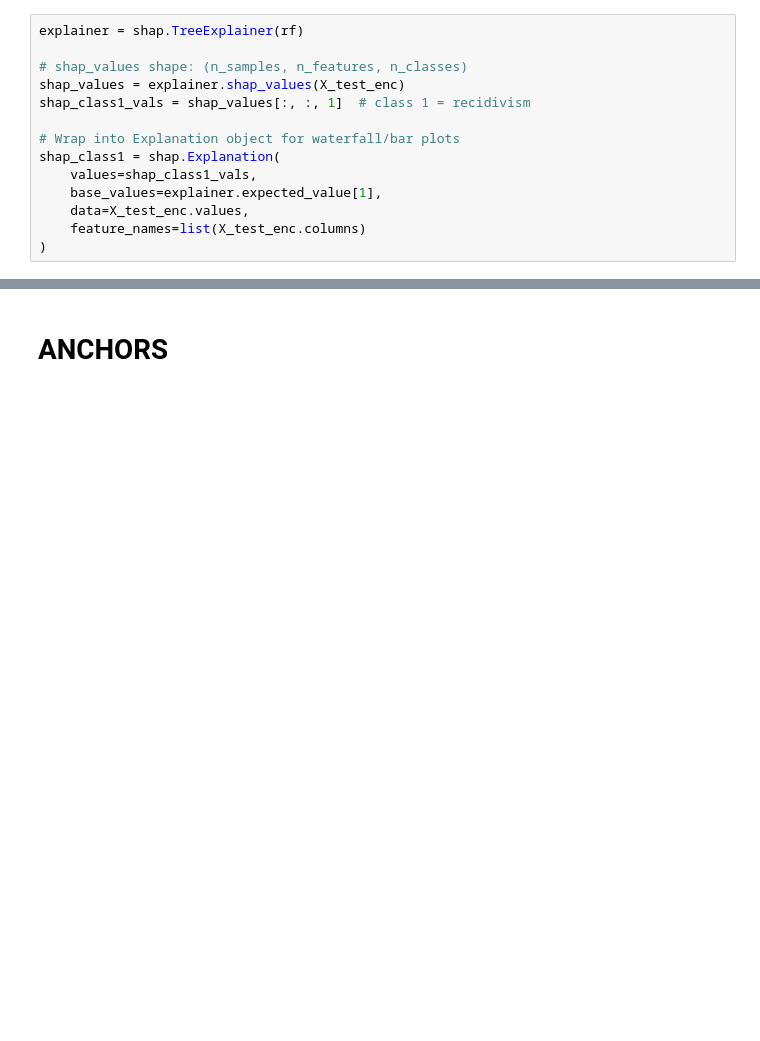
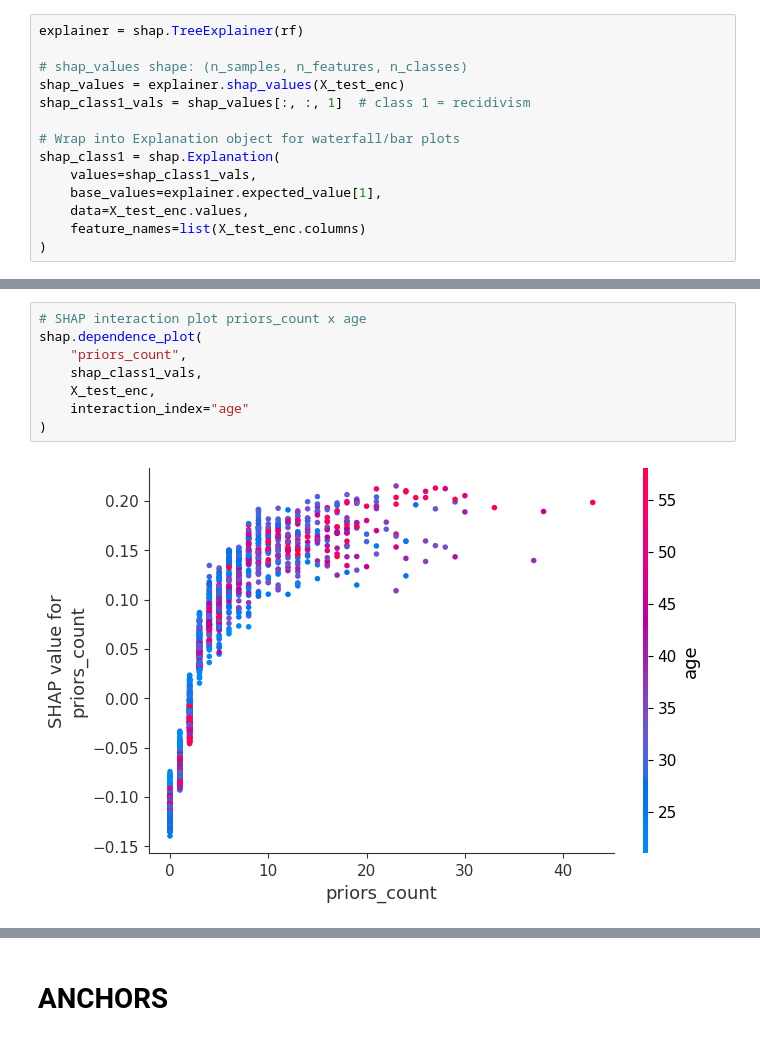
Before and after one commit to SarahSwinnen/ExplainabilityCOMPAS, a Jupyter notebook: notebook.ipynb, the cells around one changed output, grey strips where cells are left out. Cells and saved outputs as stored; diff of their text form; blank space fills up the shorter version.

```diff
--- a/notebook.ipynb
+++ b/notebook.ipynb
@@ -267,0 +277,10 @@ shap.summary_plot(shap_class1_vals, X_test_enc, plot_type='bar', max_display=20)
+# %%
+# SHAP interaction plot priors_count x age
+shap.dependence_plot(
+    "priors_count",
+    shap_class1_vals,
+    X_test_enc,
+    interaction_index="age"
+)
+# %% [output]
+[figure, added]
```
Also changed, not shown: parts of 10 cells of this notebook.
